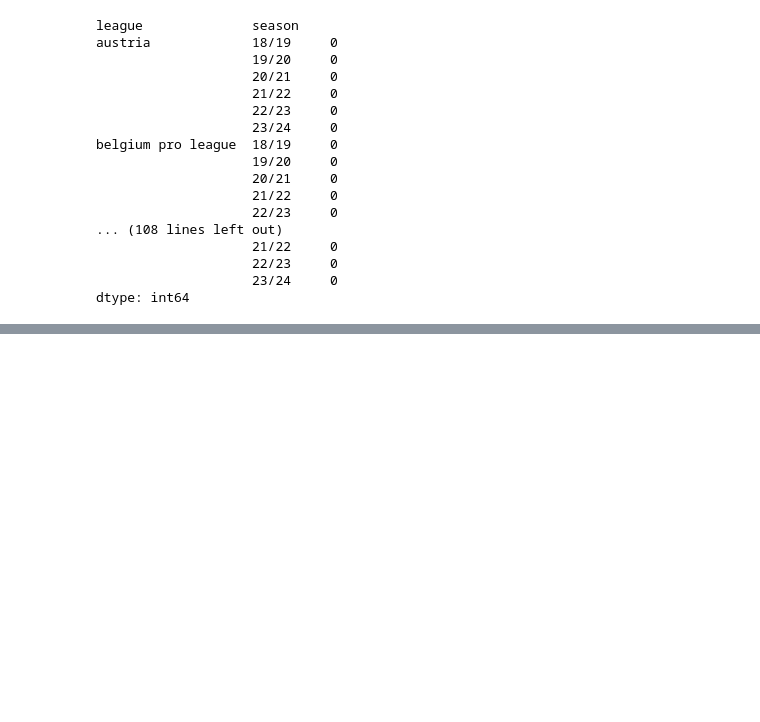
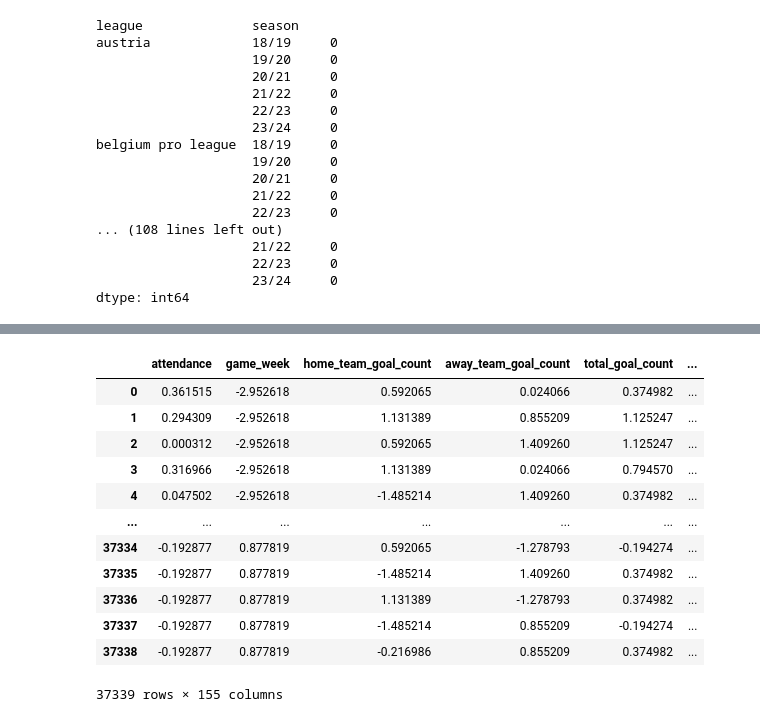
Before and after one commit to lukaszlewickii/football_games_predictor, a Jupyter notebook: model_building.ipynb, the cells around one changed output, grey strips where cells are left out. Cells and saved outputs as stored; diff of their text form; code cells hidden in the pictures; blank space fills up the shorter version.

```diff
--- a/model_building.ipynb
+++ b/model_building.ipynb
@@ -72,0 +82,10 @@ dtype: int64
+# %%
+data['result'] = data['result'].astype('category')
+# %%
+def scale_data_arcsinh_std(df):
+    num_features = df.select_dtypes(include='number').columns
+    df[num_features] = np.arcsinh(df[num_features])
+    df[num_features] = StandardScaler().fit_transform(df[num_features])
+    return df
+# %%
+data = scale_data_arcsinh_std(data)
@@ -72,0 +101,16 @@ dtype: int64
+# %%
+data.select_dtypes('float64')
+# %% [output]
+|  | attendance | game_week | home_team_goal_count | away_team_goal_count | total_goal_count | ... |
+| 0 | 0.361515 | -2.952618 | 0.592065 | 0.024066 | 0.374982 | ... |
+| 1 | 0.294309 | -2.952618 | 1.131389 | 0.855209 | 1.125247 | ... |
+| 2 | 0.000312 | -2.952618 | 0.592065 | 1.409260 | 1.125247 | ... |
+| 3 | 0.316966 | -2.952618 | 1.131389 | 0.024066 | 0.794570 | ... |
+| 4 | 0.047502 | -2.952618 | -1.485214 | 1.409260 | 0.374982 | ... |
+| ... | ... | ... | ... | ... | ... | ... |
+| 37334 | -0.192877 | 0.877819 | 0.592065 | -1.278793 | -0.194274 | ... |
+| 37335 | -0.192877 | 0.877819 | -1.485214 | 1.409260 | 0.374982 | ... |
+| 37336 | -0.192877 | 0.877819 | 1.131389 | -1.278793 | 0.374982 | ... |
+| 37337 | -0.192877 | 0.877819 | -1.485214 | 0.855209 | -0.194274 | ... |
+| 37338 | -0.192877 | 0.877819 | -0.216986 | 0.855209 | 0.374982 | ... |
+37339 rows × 155 columns
```
Also changed, not shown: parts of 39 cells of this notebook.
